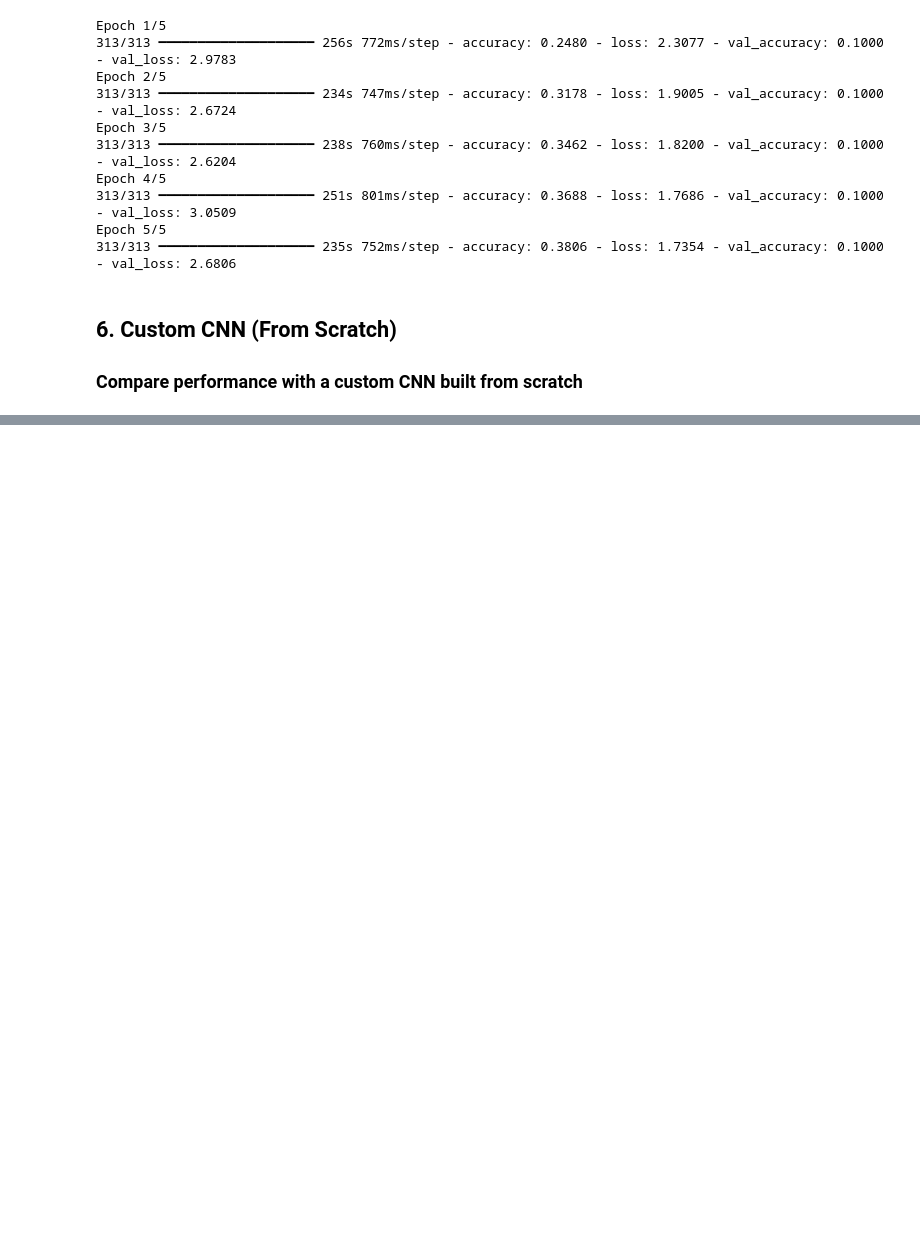
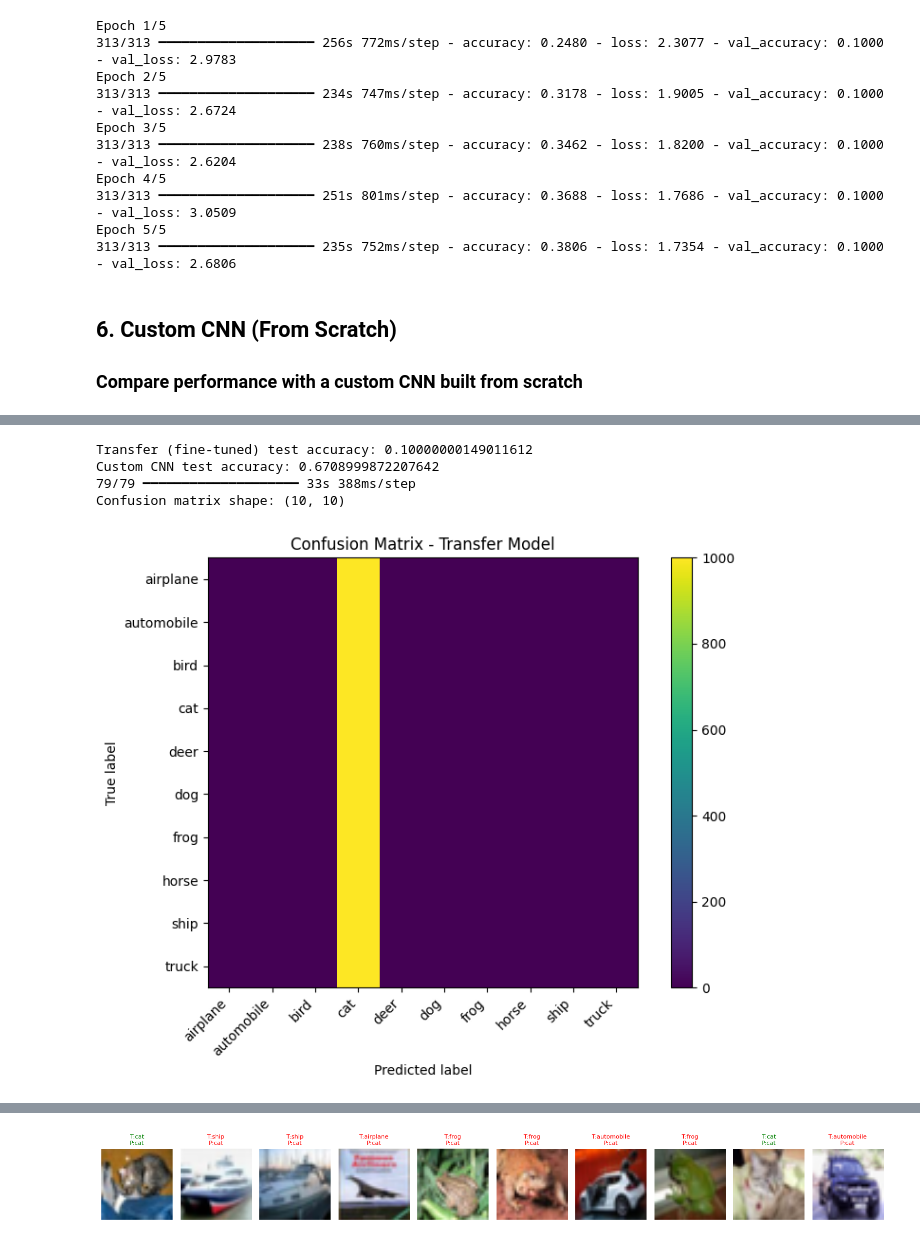
Before and after one commit to Ainedembe-Denis/Image-Recognition-with-Transfer-Learning, a Jupyter notebook: CIFAR10-TransferLearning.ipynb, the cells around one changed output, grey strips where cells are left out. Cells and saved outputs as stored; diff of their text form; code cells hidden in the pictures; blank space fills up the shorter version.

Commit message:
Evaluation, Confusion Matrix, and Prediction

```diff
--- a/CIFAR10-TransferLearning.ipynb
+++ b/CIFAR10-TransferLearning.ipynb
@@ -600,0 +605,70 @@ Epoch 10/10
+# %%
+# Evaluate accuracy and confusion matrix; visualize predictions
+# Compare performance with custom CNN
+
+# Transfer model
+test_loss_t, test_acc_t = transfer_model.evaluate(test_ds_transfer, verbose=0)
+print("Transfer (fine-tuned) test accuracy:", test_acc_t)
+
+# Custom CNN
+test_loss_c, test_acc_c = custom_cnn.evaluate(test_ds_custom, verbose=0)
+print("Custom CNN test accuracy:", test_acc_c)
+
+# Predictions for confusion matrix (transfer model)
+y_pred_probs = transfer_model.predict(test_ds_transfer)
+y_pred = np.argmax(y_pred_probs, axis=1)
+
+# Get true labels from dataset pipeline
+y_true = np.concatenate([y for _, y in test_ds_transfer], axis=0)
+
+cm = confusion_matrix(y_true, y_pred)
+print("Confusion matrix shape:", cm.shape)
+
+plt.figure(figsize=(8, 6))
+plt.imshow(cm, interpolation='nearest')
+plt.title("Confusion Matrix - Transfer Model")
+plt.colorbar()
+tick_marks = np.arange(len(class_names))
+plt.xticks(tick_marks, class_names, rotation=45, ha="right")
+plt.yticks(tick_marks, class_names)
+plt.xlabel("Predicted label")
+plt.ylabel("True label")
+plt.tight_layout()
+plt.show()
+
+print(classification_report(y_true, y_pred, target_names=class_names, zero_division=0))
+
+# Show some sample predictions
+def show_sample_predictions(dataset, class_names, model, n=10):
+    images = []
+    labels = []
+    for batch_images, batch_labels in dataset.take(1):
+        images = batch_images.numpy()
+        labels = batch_labels.numpy()
+        break
+
+    preds = model.predict(dataset.take(1))
+    pred_labels = np.argmax(preds, axis=1)
+
+    plt.figure(figsize=(15, 3))
+    for i in range(n):
+        img = images[i]
+        # If image was preprocessed, undo scaling if needed
+        # For MobileNetV2 we can just clip to [0,1] for visualization
+        img_vis = np.clip((img - img.min()) / (img.max() - img.min() + 1e-7), 0, 1)
+
+        plt.subplot(1, n, i+1)
+        plt.imshow(img_vis)
+        color = "green" if labels[i] == pred_labels[i] else "red"
+        plt.title(f"T:{class_names[labels[i]]}\nP:{class_names[pred_labels[i]]}", fontsize=8, color=color)
+        plt.axis("off")
+    plt.tight_layout()
+    plt.show()
+
+show_sample_predictions(test_ds_transfer, class_names, transfer_model, n=10)
+# %% [output]
+Transfer (fine-tuned) test accuracy: 0.10000000149011612
+Custom CNN test accuracy: 0.6708999872207642
+79/79 ━━━━━━━━━━━━━━━━━━━━ 33s 388ms/step
+Confusion matrix shape: (10, 10)
+[figure, added]
@@ -600,0 +693 @@ Epoch 10/10
+[figure, added]
```
Also changed, not shown: parts of 2 cells of this notebook.
